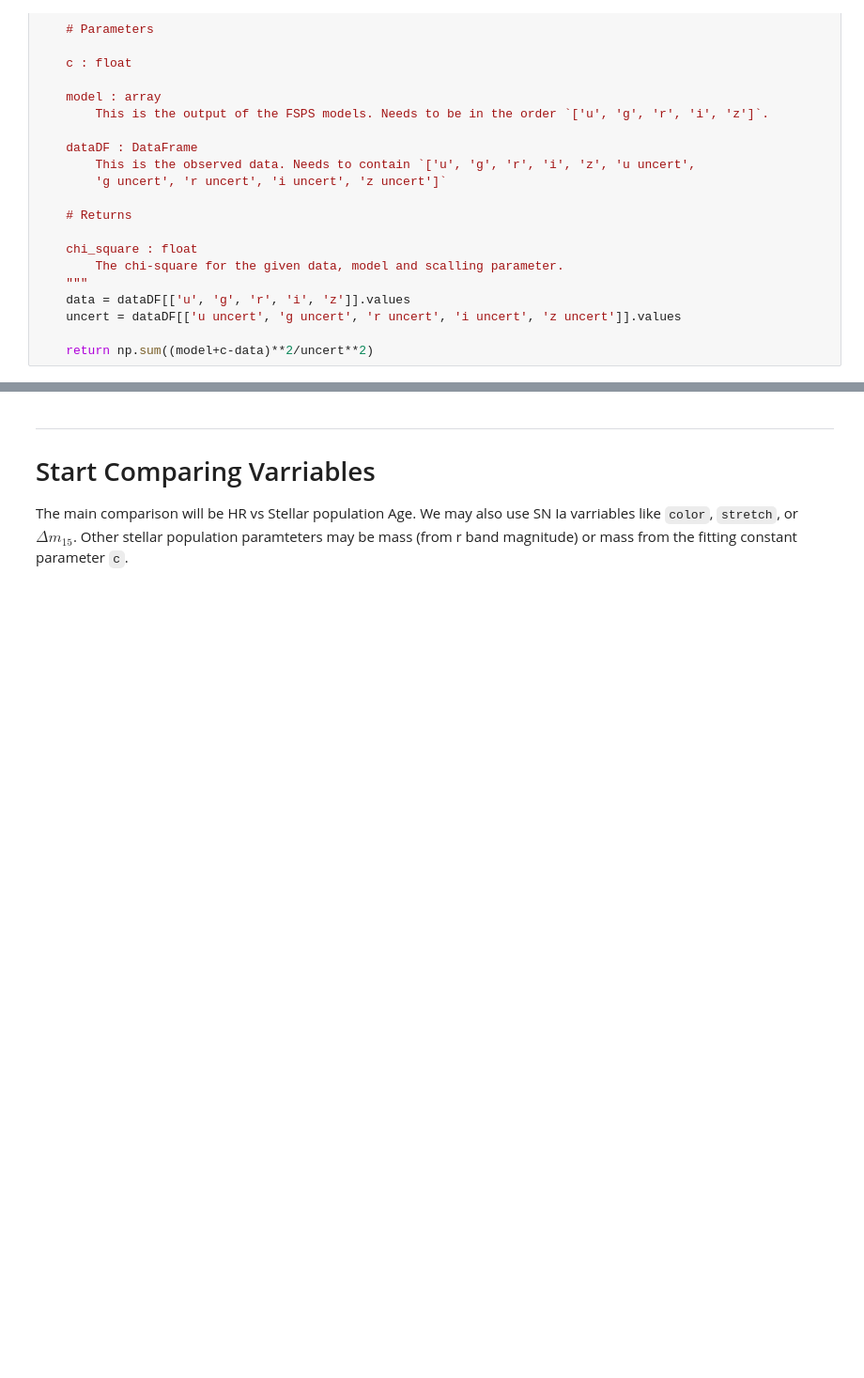
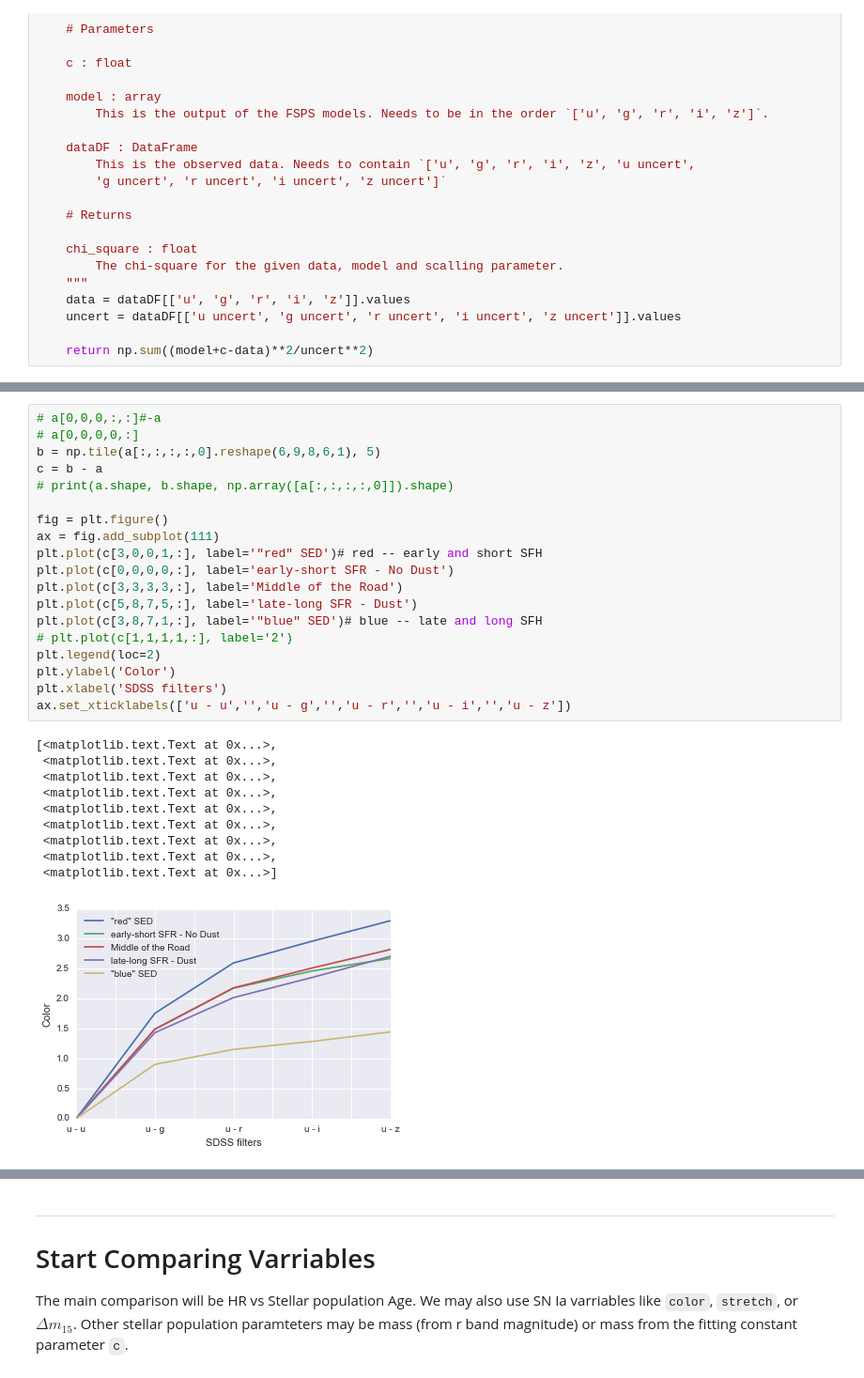
Before and after one commit to benjaminrose/HST-Snapshots, a Jupyter notebook: 2016-10-31 Comparing SMP with SN variables.ipynb, the cells around one changed output, grey strips where cells are left out. Shown at 94% size. Cells and saved outputs as stored; diff of their text form; blank space fills up the shorter version.

```diff
--- a/2016-10-31 Comparing SMP with SN variables.ipynb
+++ b/2016-10-31 Comparing SMP with SN variables.ipynb
@@ -446,0 +566,30 @@ chisquare(18, a[0,0,0,0], SNIaCam.loc[0, ['u', 'u uncert', 'g', 'g uncert', 'r',
+# %%
+# a[0,0,0,:,:]#-a
+# a[0,0,0,0,:]
+b = np.tile(a[:,:,:,:,0].reshape(6,9,8,6,1), 5)
+c = b - a
+# print(a.shape, b.shape, np.array([a[:,:,:,:,0]]).shape)
+
+fig = plt.figure()
+ax = fig.add_subplot(111)
+plt.plot(c[3,0,0,1,:], label='"red" SED')# red -- early and short SFH
+plt.plot(c[0,0,0,0,:], label='early-short SFR - No Dust')
+plt.plot(c[3,3,3,3,:], label='Middle of the Road')
+plt.plot(c[5,8,7,5,:], label='late-long SFR - Dust')
+plt.plot(c[3,8,7,1,:], label='"blue" SED')# blue -- late and long SFH
+# plt.plot(c[1,1,1,1,:], label='2')
+plt.legend(loc=2)
+plt.ylabel('Color')
+plt.xlabel('SDSS filters')
+ax.set_xticklabels(['u - u','','u - g','','u - r','','u - i','','u - z'])
+# %% [output]
+[<matplotlib.text.Text at 0x...>,
+ <matplotlib.text.Text at 0x...>,
+ <matplotlib.text.Text at 0x...>,
+ <matplotlib.text.Text at 0x...>,
+ <matplotlib.text.Text at 0x...>,
+ <matplotlib.text.Text at 0x...>,
+ <matplotlib.text.Text at 0x...>,
+ <matplotlib.text.Text at 0x...>,
+ <matplotlib.text.Text at 0x...>]
+[figure, added]
```
Also changed, not shown: parts of 28 cells of this notebook, 6 other files.
